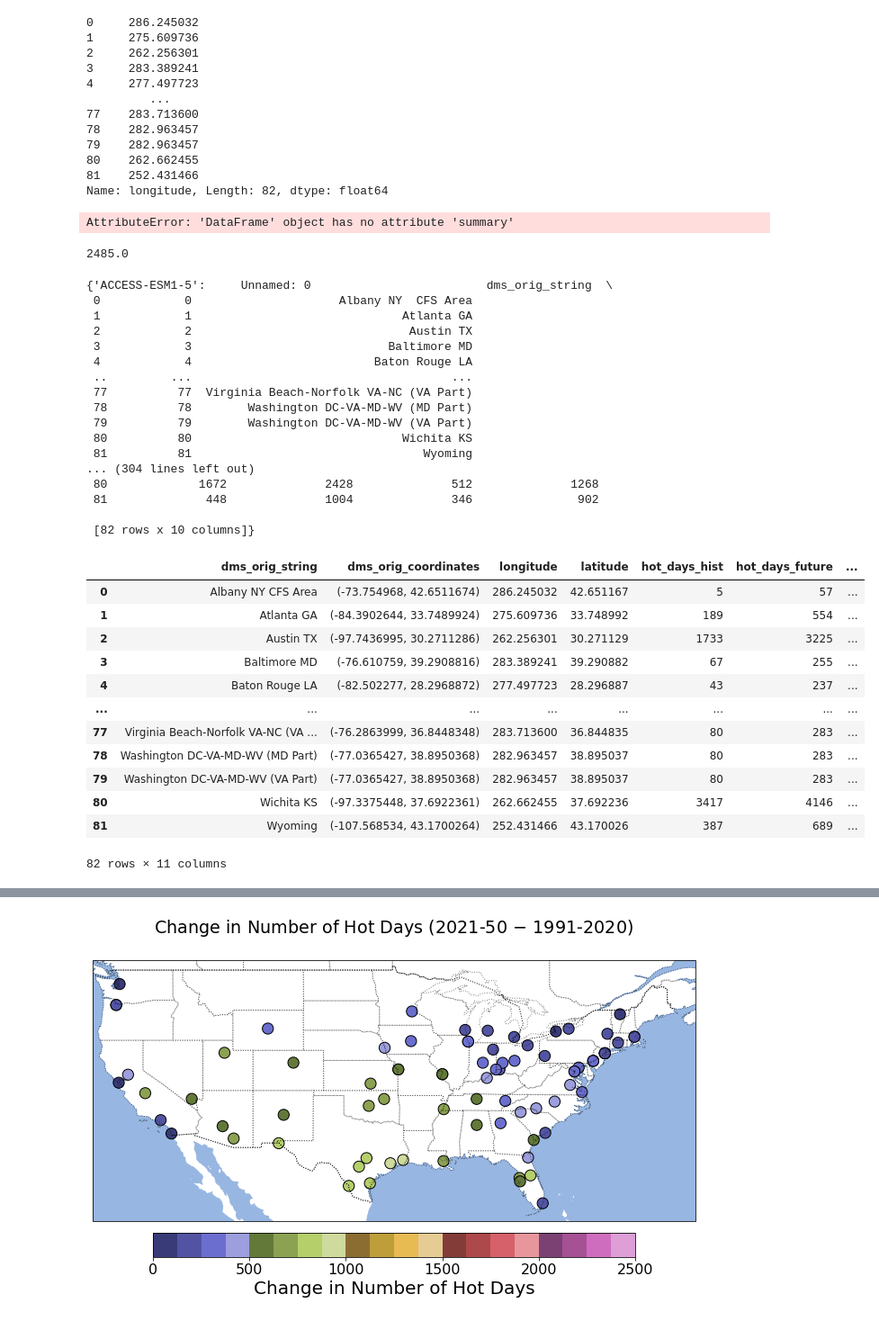
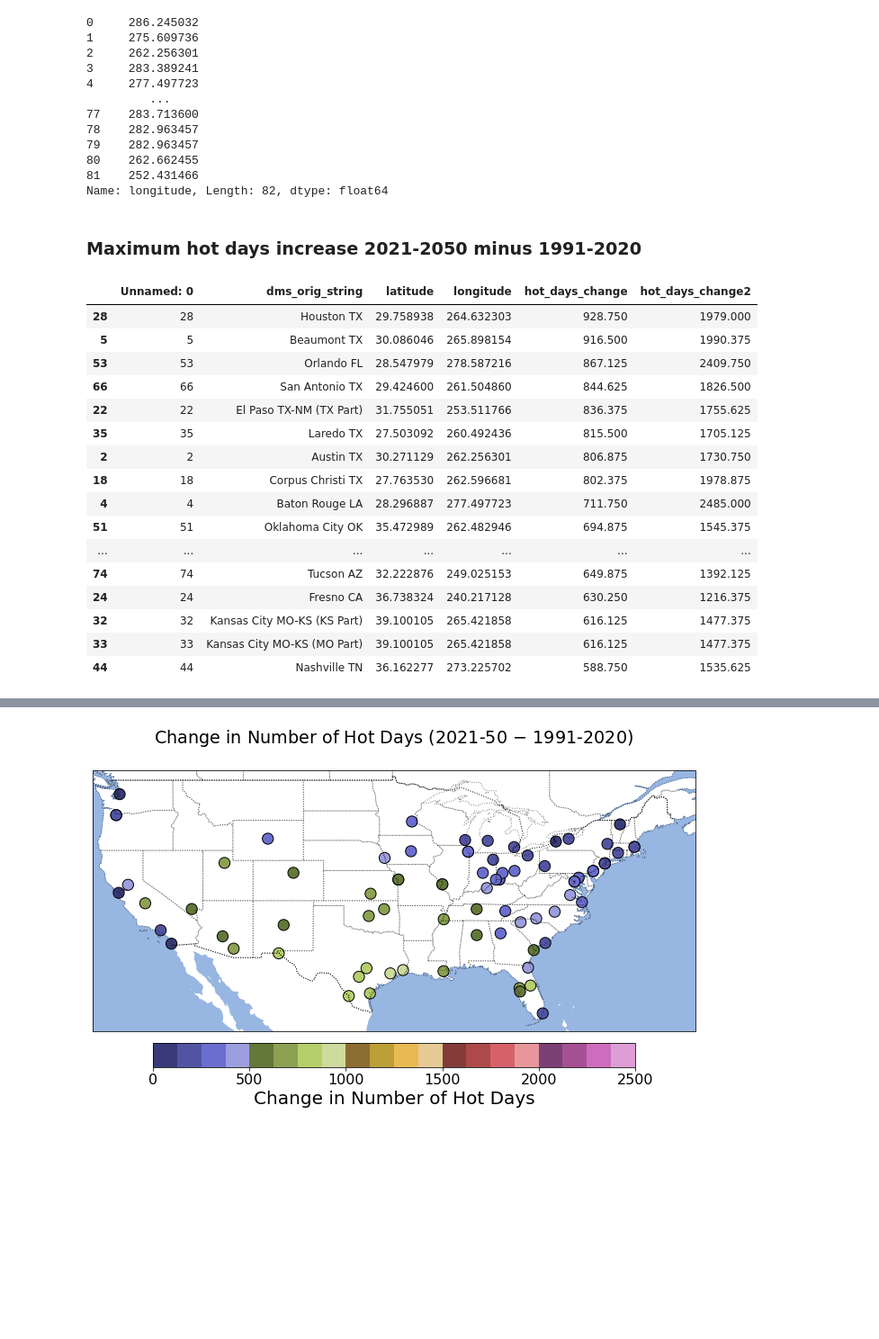
Before and after one commit to sharma-bharat/networkutk, a Jupyter notebook: HeatWaveModelAverage.ipynb, the cells around one changed output, grey strips where cells are left out. Shown at 90% size. Drawn from its saved outputs; the diff is of its cells as text; code cells hidden in the pictures; blank space fills up the shorter version.

```diff
--- a/HeatWaveModelAverage.ipynb
+++ b/HeatWaveModelAverage.ipynb
@@ -114,10 +114,10 @@ NorESM2-LM (82, 10)
 combined_df = pd.concat(dict_df_ESM.values(), ignore_index=True)
 # Group by coordinates and calculate means
 result = (combined_df
-          .groupby(['Unnamed: 0','latitude', 'longitude'], as_index=False)[['hot_days_change', 'hot_days_change2']]
+          .groupby(['Unnamed: 0','latitude', 'longitude','dms_orig_string'], as_index=False)[['hot_days_change', 'hot_days_change2']]
           .mean())
 # Select final columns
-final_result = result[['latitude', 'longitude', 'hot_days_change', 'hot_days_change2']]
+final_result = result[['Unnamed: 0','dms_orig_string', 'latitude', 'longitude', 'hot_days_change', 'hot_days_change2']]
 # %%
 print (final_result.shape)
 # %% [output]
@@ -141,47 +141,25 @@ df_nodes_daily['longitude']
 80    262.662455
 81    252.431466
 Name: longitude, Length: 82, dtype: float64
-# %%
-final_result.summary
-# %% [output]
-AttributeError: 'DataFrame' object has no attribute 'summary'
-# %%
-final_result['hot_days_change2'].max()
-# %% [output]
-2485.0
-# %%
-dict_df_ESM
-# %% [output]
-{'ACCESS-ESM1-5':     Unnamed: 0                         dms_orig_string  \
- 0            0                     Albany NY  CFS Area
- 1            1                              Atlanta GA
- 2            2                               Austin TX
- 3            3                            Baltimore MD
- 4            4                          Baton Rouge LA
- ..         ...                                     ...
- 77          77  Virginia Beach-Norfolk VA-NC (VA Part)
- 78          78        Washington DC-VA-MD-WV (MD Part)
- 79          79        Washington DC-VA-MD-WV (VA Part)
- 80          80                              Wichita KS
- 81          81                                 Wyoming
-... (304 lines left out)
- 80             1672              2428              512              1268
- 81              448              1004              346               902
-
- [82 rows x 10 columns]}
+# %% [markdown]
+### Maximum hot days increase 2021-2050 minus 1991-2020
 # %%
-df_nodes_daily
+final_result.sort_values("hot_days_change", ascending=False).head(20)
 # %% [output]
-|  | dms_orig_string | dms_orig_coordinates | longitude | latitude | hot_days_hist | hot_days_future | ... |
-| 0 | Albany NY CFS Area | (-73.754968, 42.6511674) | 286.245032 | 42.651167 | 5 | 57 | ... |
-| 1 | Atlanta GA | (-84.3902644, 33.7489924) | 275.609736 | 33.748992 | 189 | 554 | ... |
-| 2 | Austin TX | (-97.7436995, 30.2711286) | 262.256301 | 30.271129 | 1733 | 3225 | ... |
-| 3 | Baltimore MD | (-76.610759, 39.2908816) | 283.389241 | 39.290882 | 67 | 255 | ... |
-| 4 | Baton Rouge LA | (-82.502277, 28.2968872) | 277.497723 | 28.296887 | 43 | 237 | ... |
-| ... | ... | ... | ... | ... | ... | ... | ... |
-| 77 | Virginia Beach-Norfolk VA-NC (VA ... | (-76.2863999, 36.8448348) | 283.713600 | 36.844835 | 80 | 283 | ... |
-| 78 | Washington DC-VA-MD-WV (MD Part) | (-77.0365427, 38.8950368) | 282.963457 | 38.895037 | 80 | 283 | ... |
-| 79 | Washington DC-VA-MD-WV (VA Part) | (-77.0365427, 38.8950368) | 282.963457 | 38.895037 | 80 | 283 | ... |
-| 80 | Wichita KS | (-97.3375448, 37.6922361) | 262.662455 | 37.692236 | 3417 | 4146 | ... |
-| 81 | Wyoming | (-107.568534, 43.1700264) | 252.431466 | 43.170026 | 387 | 689 | ... |
+|  | Unnamed: 0 | dms_orig_string | latitude | longitude | hot_days_change | hot_days_change2 |
+| 28 | 28 | Houston TX | 29.758938 | 264.632303 | 928.750 | 1979.000 |
+| 5 | 5 | Beaumont TX | 30.086046 | 265.898154 | 916.500 | 1990.375 |
+| 53 | 53 | Orlando FL | 28.547979 | 278.587216 | 867.125 | 2409.750 |
+| 66 | 66 | San Antonio TX | 29.424600 | 261.504860 | 844.625 | 1826.500 |
+| 22 | 22 | El Paso TX-NM (TX Part) | 31.755051 | 253.511766 | 836.375 | 1755.625 |
+| 35 | 35 | Laredo TX | 27.503092 | 260.492436 | 815.500 | 1705.125 |
+| 2 | 2 | Austin TX | 30.271129 | 262.256301 | 806.875 | 1730.750 |
+| 18 | 18 | Corpus Christi TX | 27.763530 | 262.596681 | 802.375 | 1978.875 |
+| 4 | 4 | Baton Rouge LA | 28.296887 | 277.497723 | 711.750 | 2485.000 |
+| 51 | 51 | Oklahoma City OK | 35.472989 | 262.482946 | 694.875 | 1545.375 |
+| ... | ... | ... | ... | ... | ... | ... |
+| 74 | 74 | Tucson AZ | 32.222876 | 249.025153 | 649.875 | 1392.125 |
+| 24 | 24 | Fresno CA | 36.738324 | 240.217128 | 630.250 | 1216.375 |
+| 32 | 32 | Kansas City MO-KS (KS Part) | 39.100105 | 265.421858 | 616.125 | 1477.375 |
+| 33 | 33 | Kansas City MO-KS (MO Part) | 39.100105 | 265.421858 | 616.125 | 1477.375 |
+| 44 | 44 | Nashville TN | 36.162277 | 273.225702 | 588.750 | 1535.625 |
-82 rows × 11 columns
```
Also changed, not shown: parts of 3 cells of this notebook, 2 other files.
